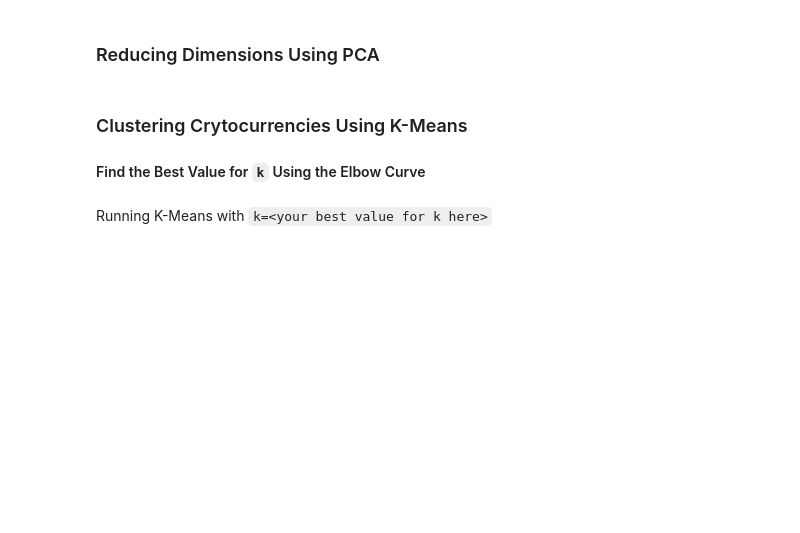
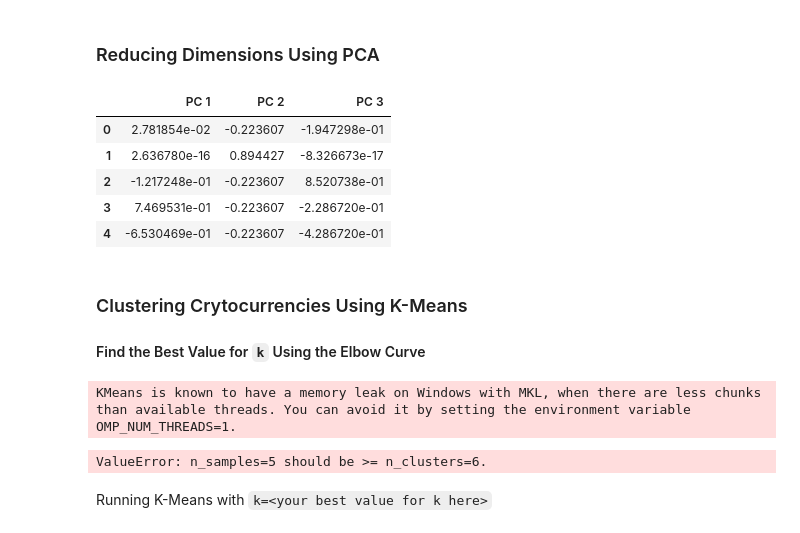
Before and after one commit to Ryanb560/unit13-challenge, a Jupyter notebook: crypto_clustering.ipynb, the cells around one changed output. Saved outputs shown, nothing was run; the diff lists cells and outputs as text; code cells hidden in the pictures; blank space fills up the shorter version.

```diff
--- a/crypto_clustering.ipynb
+++ b/crypto_clustering.ipynb
@@ -151,17 +164,38 @@ ValueError: could not convert string to float: 'SHA-256'
 # %%
 # Create a DataFrame with the principal components data
+pca_df = pd.DataFrame(
+    data=crypto_pca, columns=["PC 1", "PC 2", "PC 3"]
+)
+pca_df.head()
+# %% [output]
+|  | PC 1 | PC 2 | PC 3 |
+| 0 | 2.781854e-02 | -0.223607 | -1.947298e-01 |
+| 1 | 2.636780e-16 | 0.894427 | -8.326673e-17 |
+| 2 | -1.217248e-01 | -0.223607 | 8.520738e-01 |
+| 3 | 7.469531e-01 | -0.223607 | -2.286720e-01 |
+| 4 | -6.530469e-01 | -0.223607 | -4.286720e-01 |
 # %% [markdown]
 ### Clustering Crytocurrencies Using K-Means
 
 #### Find the Best Value for `k` Using the Elbow Curve
 # %%
+from sklearn.cluster import KMeans
 inertia = []
 k = list(range(1, 11))
 
 # Calculate the inertia for the range of k values
-
+for i in k:
+    km = KMeans(n_clusters=i, random_state=0)
+    km.fit(txt_feat)
+    inertia.append(km.inertia_)
 
 # Create the Elbow Curve using hvPlot
+elbow_data = {"k": k, "inertia": inertia}
+df_elbow = pd.DataFrame(elbow_data)
+df_elbow.hvplot.line(x="k", y="inertia", xticks=k, title="Elbow Curve")
+# %% [output]
+KMeans is known to have a memory leak on Windows with MKL, when there are less chunks than available threads. You can avoid it by setting the environment variable OMP_NUM_THREADS=1.
+ValueError: n_samples=5 should be >= n_clusters=6.
 # %% [markdown]
 Running K-Means with `k=<your best value for k here>`
 # %%
```
Also changed, not shown: parts of 12 cells of this notebook.
